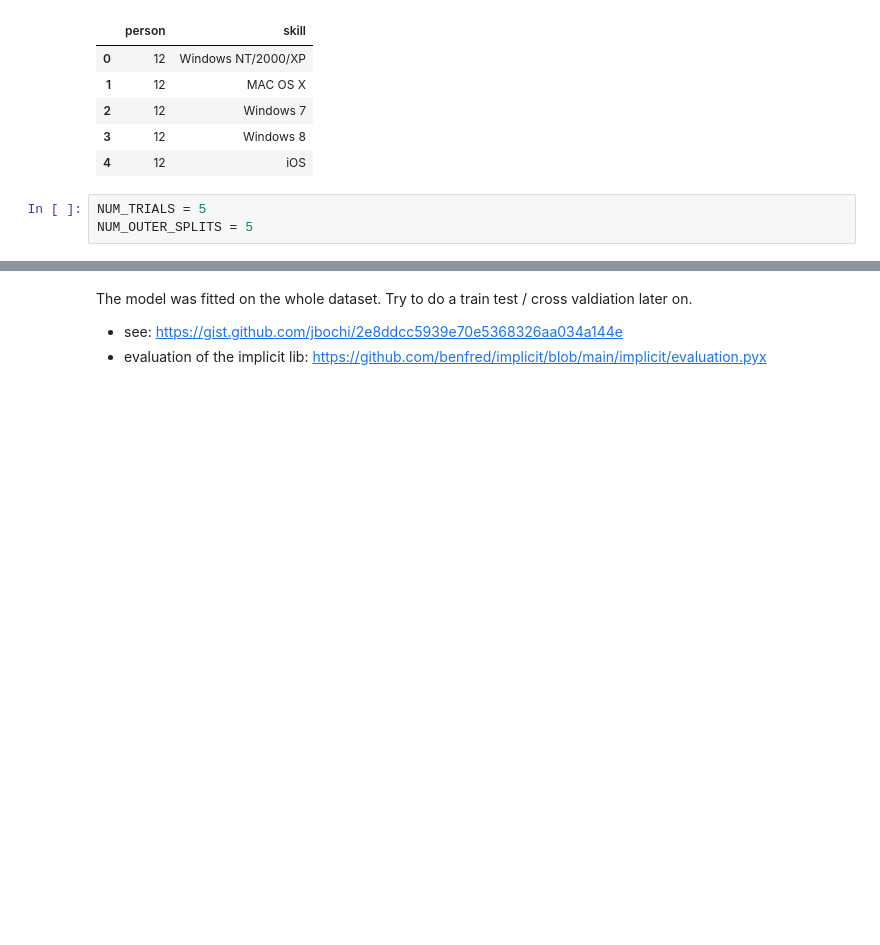
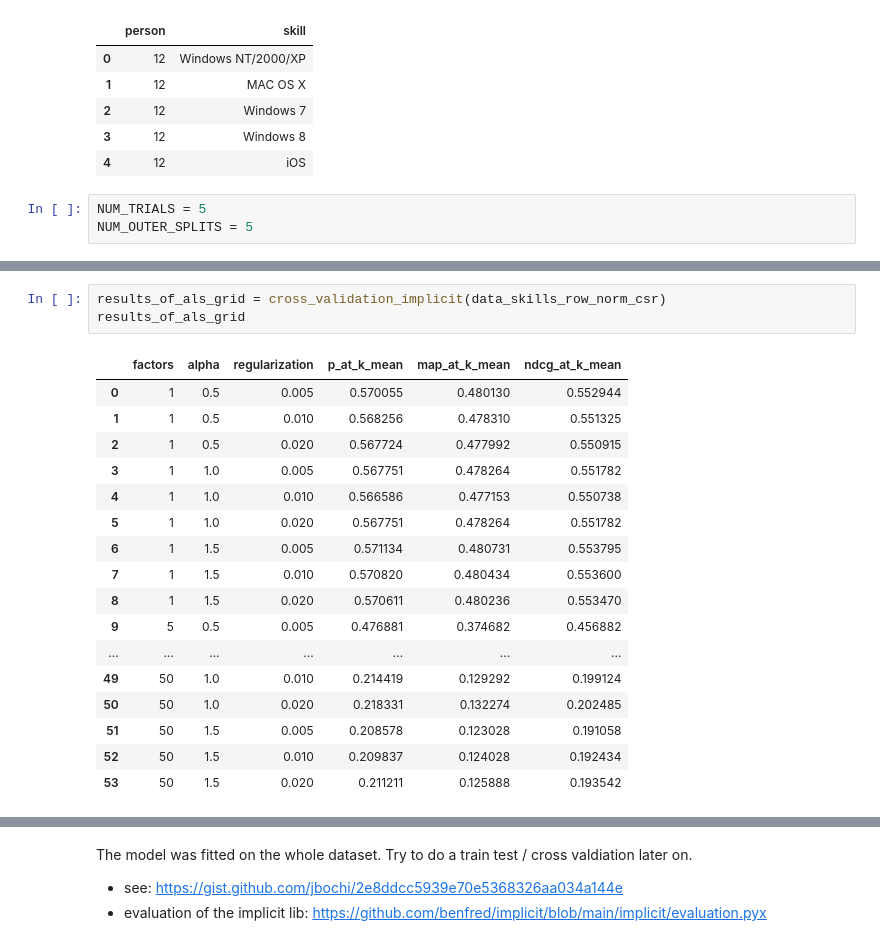
Before and after one commit to maximizer36/DS_AP, a Jupyter notebook: AP_binary_implicit_lib.ipynb, the cells around one changed output, grey strips where cells are left out. Cells and saved outputs as stored; diff of their text form; blank space fills up the shorter version.

Commit message:
als_grid

```diff
--- a/AP_binary_implicit_lib.ipynb
+++ b/AP_binary_implicit_lib.ipynb
@@ -466,0 +520,21 @@ TypeError: Cannot clone object '<implicit.cpu.als.AlternatingLeastSquares object
+# %%
+results_of_als_grid = cross_validation_implicit(data_skills_row_norm_csr)
+results_of_als_grid
+# %% [output]
+|  | factors | alpha | regularization | p_at_k_mean | map_at_k_mean | ndcg_at_k_mean |
+| 0 | 1 | 0.5 | 0.005 | 0.570055 | 0.480130 | 0.552944 |
+| 1 | 1 | 0.5 | 0.010 | 0.568256 | 0.478310 | 0.551325 |
+| 2 | 1 | 0.5 | 0.020 | 0.567724 | 0.477992 | 0.550915 |
+| 3 | 1 | 1.0 | 0.005 | 0.567751 | 0.478264 | 0.551782 |
+| 4 | 1 | 1.0 | 0.010 | 0.566586 | 0.477153 | 0.550738 |
+| 5 | 1 | 1.0 | 0.020 | 0.567751 | 0.478264 | 0.551782 |
+| 6 | 1 | 1.5 | 0.005 | 0.571134 | 0.480731 | 0.553795 |
+| 7 | 1 | 1.5 | 0.010 | 0.570820 | 0.480434 | 0.553600 |
+| 8 | 1 | 1.5 | 0.020 | 0.570611 | 0.480236 | 0.553470 |
+| 9 | 5 | 0.5 | 0.005 | 0.476881 | 0.374682 | 0.456882 |
+| ... | ... | ... | ... | ... | ... | ... |
+| 49 | 50 | 1.0 | 0.010 | 0.214419 | 0.129292 | 0.199124 |
+| 50 | 50 | 1.0 | 0.020 | 0.218331 | 0.132274 | 0.202485 |
+| 51 | 50 | 1.5 | 0.005 | 0.208578 | 0.123028 | 0.191058 |
+| 52 | 50 | 1.5 | 0.010 | 0.209837 | 0.124028 | 0.192434 |
+| 53 | 50 | 1.5 | 0.020 | 0.211211 | 0.125888 | 0.193542 |
```
Also changed, not shown: parts of 17 cells of this notebook, 1 other file.
